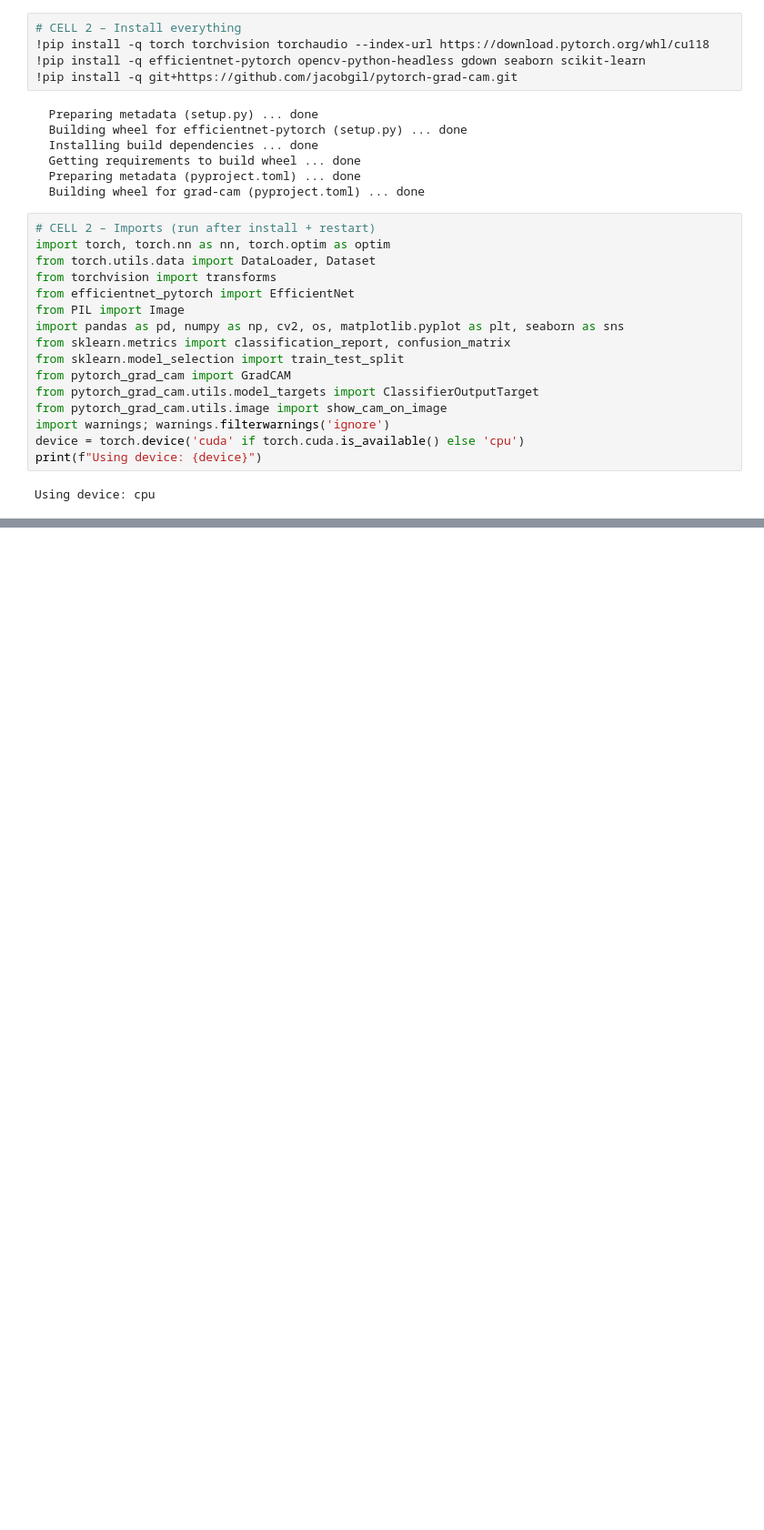
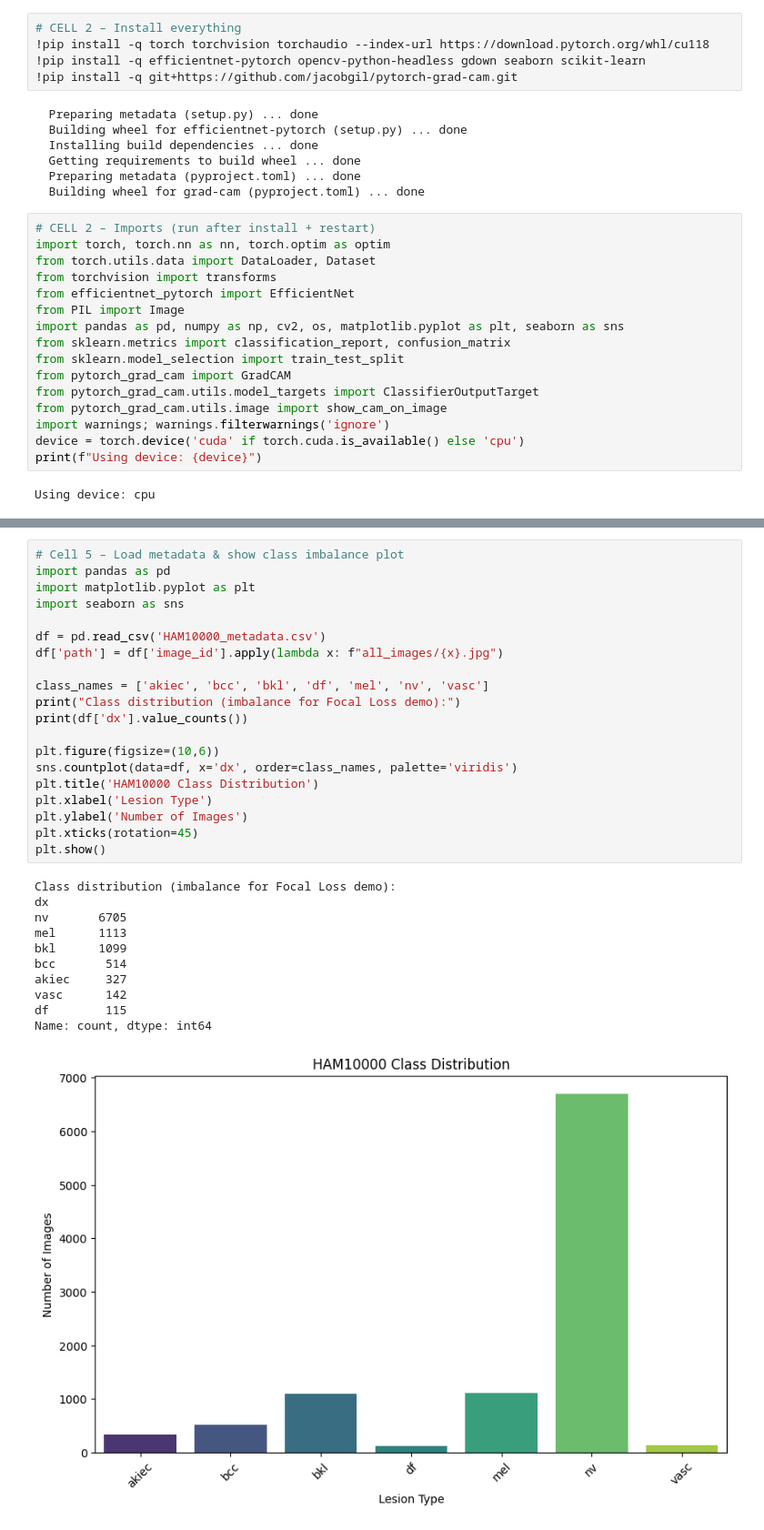
Before and after one commit to frankzohim/AIGC5005-Skin-Cancer-HAM10000, a Jupyter notebook: Skin_Cancer_HAM10000_Final.ipynb, the cells around one changed output, grey strips where cells are left out. Shown at 91% size. Saved outputs shown, nothing was run; the diff lists cells and outputs as text; blank space fills up the shorter version.

```diff
--- a/Skin_Cancer_HAM10000_Final.ipynb
+++ b/Skin_Cancer_HAM10000_Final.ipynb
@@ -43,0 +70,32 @@ Using device: cpu
+# %%
+# Cell 5 – Load metadata & show class imbalance plot
+import pandas as pd
+import matplotlib.pyplot as plt
+import seaborn as sns
+
+df = pd.read_csv('HAM10000_metadata.csv')
+df['path'] = df['image_id'].apply(lambda x: f"all_images/{x}.jpg")
+
+class_names = ['akiec', 'bcc', 'bkl', 'df', 'mel', 'nv', 'vasc']
+print("Class distribution (imbalance for Focal Loss demo):")
+print(df['dx'].value_counts())
+
+plt.figure(figsize=(10,6))
+sns.countplot(data=df, x='dx', order=class_names, palette='viridis')
+plt.title('HAM10000 Class Distribution')
+plt.xlabel('Lesion Type')
+plt.ylabel('Number of Images')
+plt.xticks(rotation=45)
+plt.show()
+# %% [output]
+Class distribution (imbalance for Focal Loss demo):
+dx
+nv       6705
+mel      1113
+bkl      1099
+bcc       514
+akiec     327
+vasc      142
+df        115
+Name: count, dtype: int64
+[figure, added]
```
Also changed, not shown: parts of 1 cell of this notebook.
